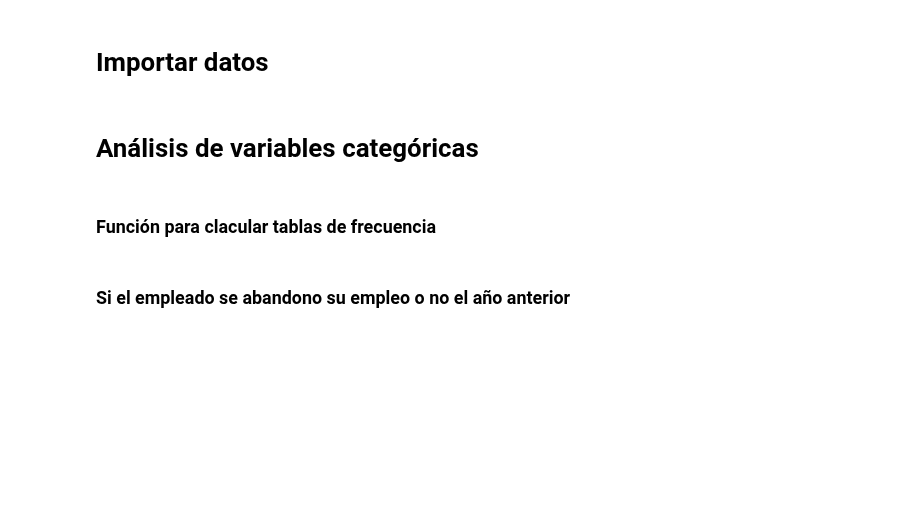
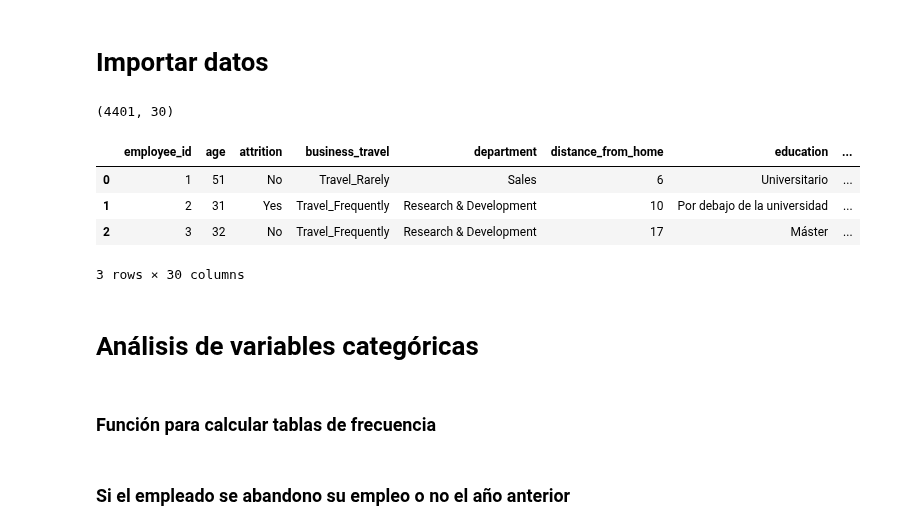
Before and after one commit to AlexanderBedoyaC/pediccion_abandono_empleo, a Jupyter notebook: 3.1. Alex - Análisis variables categóricas.ipynb, the cells around one changed output. Drawn from its saved outputs; the diff is of its cells as text; code cells hidden in the pictures; blank space fills up the shorter version.

```diff
--- a/3.1. Alex - Análisis variables categóricas.ipynb
+++ b/3.1. Alex - Análisis variables categóricas.ipynb
@@ -10,3 +10,15 @@ from plotly.subplots import make_subplots
 # Importar datos
 # %%
 df = pd.read_csv('Datasets/datos_limpios.csv')
+# %%
+df.shape
+# %% [output]
+(4401, 30)
+# %%
+df.head(3)
+# %% [output]
+|  | employee_id | age | attrition | business_travel | department | distance_from_home | education | ... |
+| 0 | 1 | 51 | No | Travel_Rarely | Sales | 6 | Universitario | ... |
+| 1 | 2 | 31 | Yes | Travel_Frequently | Research & Development | 10 | Por debajo de la universidad | ... |
+| 2 | 3 | 32 | No | Travel_Frequently | Research & Development | 17 | Máster | ... |
+3 rows × 30 columns
@@ -13,7 +29,7 @@ df = pd.read_csv('Datasets/datos_limpios.csv')
 # %% [markdown]
 # Análisis de variables categóricas
 # %% [markdown]
-### Función para clacular tablas de frecuencia
+### Función para calcular tablas de frecuencia
 # %%
 def tabla_frecuencias(df, col):
     n = df.shape[0]
```
Also changed, not shown: parts of 13 cells of this notebook.
